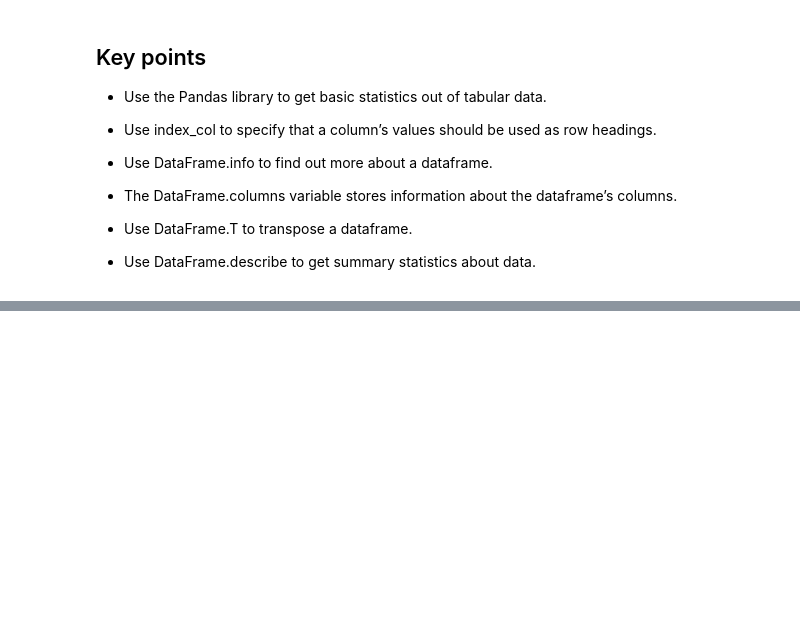
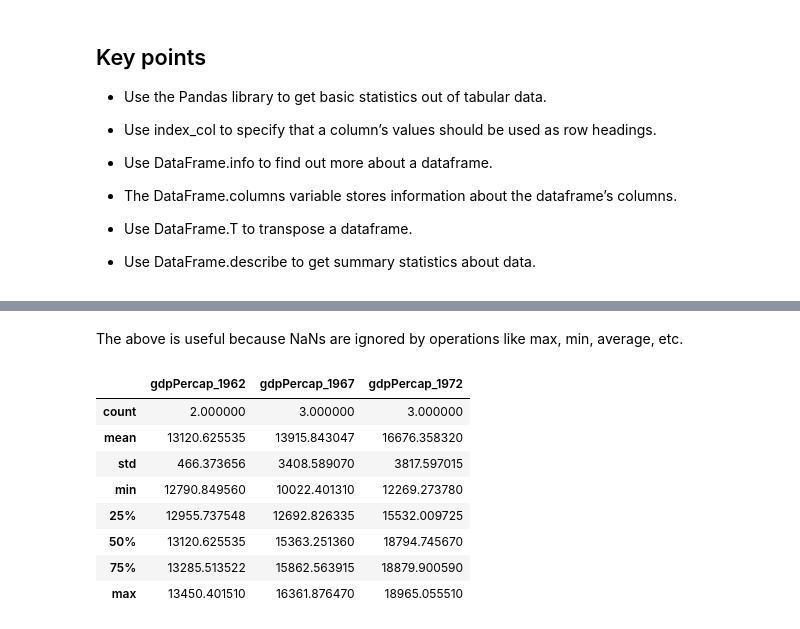
Before and after one commit to scimaksim/EDSP, a Jupyter notebook: pandas_practice.ipynb, the cells around one changed output, grey strips where cells are left out. Cells and saved outputs as stored; diff of their text form; code cells hidden in the pictures; blank space fills up the shorter version.

```diff
--- a/pandas_practice.ipynb
+++ b/pandas_practice.ipynb
@@ -188,0 +279,7 @@ americas.to_csv("processed.csv")
+# %%
+# Use a subset of data to keep output readable.
+subset = data.loc['Italy':'Poland', 'gdpPercap_1962':'gdpPercap_1972']
+print('Subset of data:\n', subset)
+
+# Which values were greater than 10000 ?
+print('\nWhere are values large?\n', subset > 10000)
@@ -188,0 +317,14 @@ americas.to_csv("processed.csv")
+# %% [markdown]
+The above is useful because NaNs are ignored by operations like max, min, average, etc.
+# %%
+subset[subset > 10000].describe()
+# %% [output]
+|  | gdpPercap_1962 | gdpPercap_1967 | gdpPercap_1972 |
+| count | 2.000000 | 3.000000 | 3.000000 |
+| mean | 13120.625535 | 13915.843047 | 16676.358320 |
+| std | 466.373656 | 3408.589070 | 3817.597015 |
+| min | 12790.849560 | 10022.401310 | 12269.273780 |
+| 25% | 12955.737548 | 12692.826335 | 15532.009725 |
+| 50% | 13120.625535 | 15363.251360 | 18794.745670 |
+| 75% | 13285.513522 | 15862.563915 | 18879.900590 |
+| max | 13450.401510 | 16361.876470 | 18965.055510 |
```
Also changed, not shown: parts of 29 cells of this notebook, 2 other files.
